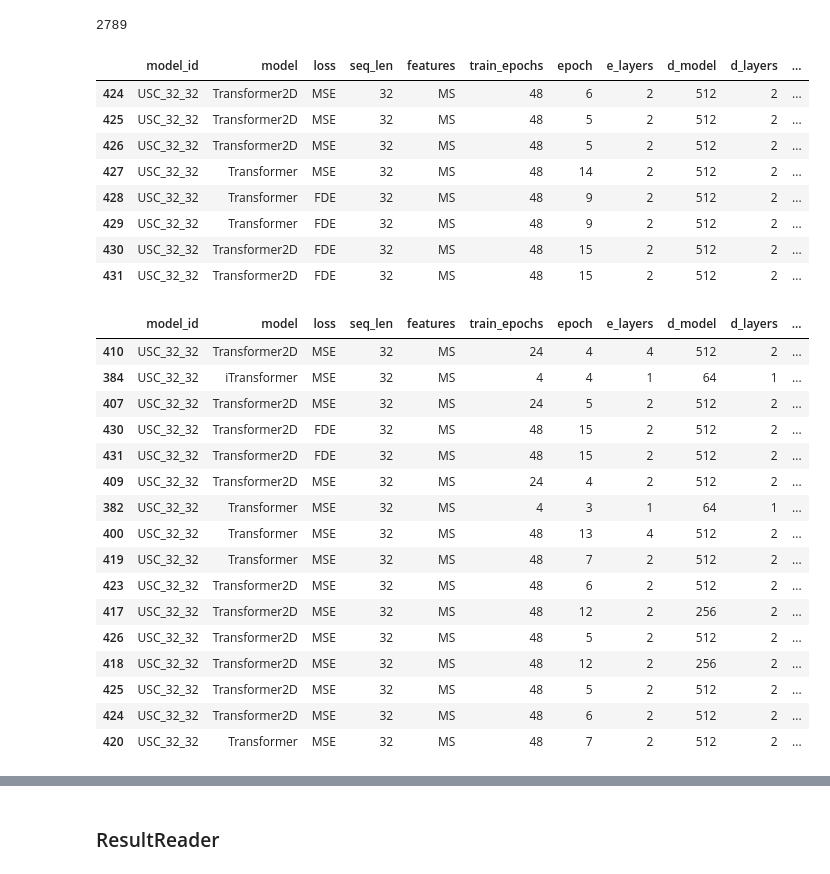
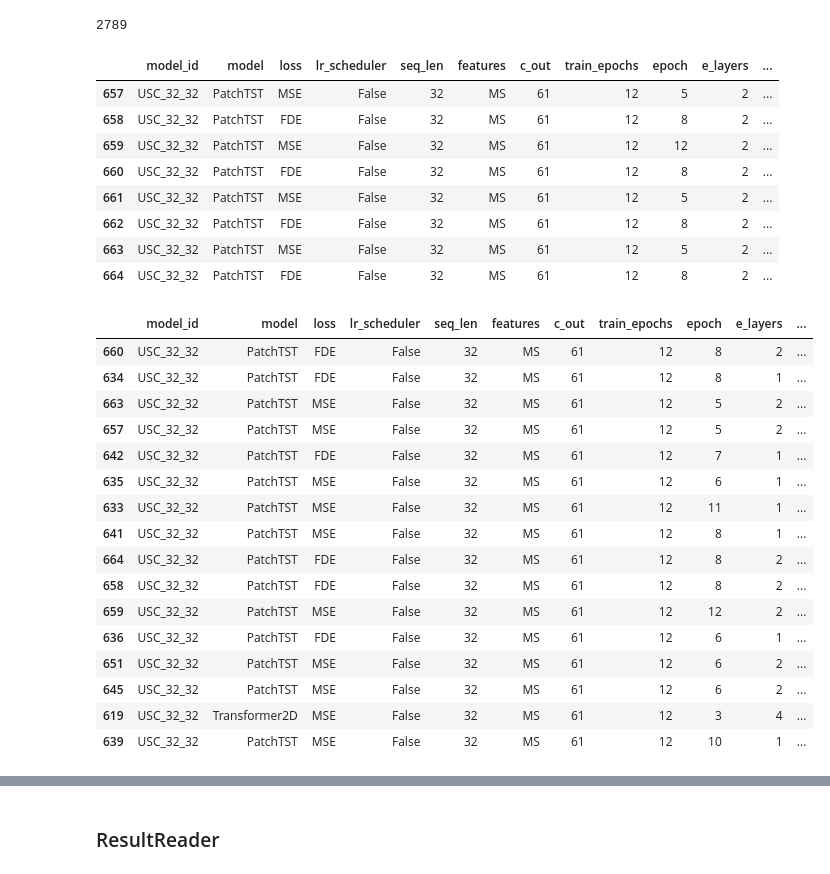
Before and after one commit to arnaud-odet/Time-Series-Library, a Jupyter notebook: results.ipynb, the cells around one changed output, grey strips where cells are left out. Cells and saved outputs as stored; diff of their text form; code cells hidden in the pictures.

```diff
--- a/results.ipynb
+++ b/results.ipynb
@@ -15,44 +15,46 @@ from tabular.dl_logs import ResultReader , latex_display_table_with_std, highlig
 # %% [markdown]
 ### Log Files
 # %%
-display_cols = ['model_id','model','loss','seq_len','features','train_epochs','epoch','e_layers','d_model','d_layers','d_ff','learning_rate','dropout','wd','rmse','fde']
+display_cols = ['model_id','model','loss','lr_scheduler','seq_len','features','c_out','train_epochs','epoch','e_layers','d_model','d_layers','d_ff','learning_rate','dropout','wd','rmse','fde']
 # %%
 cp_logs_df = pd.read_csv('./logs/calmip_logs.csv', index_col = 0)
 cp_logs_df.index.max()
 # %% [output]
 2789
+# %%
+loc_start_ind = 446
 # %%
 loc_logs_df = pd.read_csv('./logs/long_term_forecast.csv', index_col = 0)
 loc_logs_df['epoch'] = loc_logs_df['epoch'].fillna(0).astype(int)
 loc_logs_df.tail(8)[display_cols]
 # %% [output]
-|  | model_id | model | loss | seq_len | features | train_epochs | epoch | e_layers | d_model | d_layers | ... |
-| 424 | USC_32_32 | Transformer2D | MSE | 32 | MS | 48 | 6 | 2 | 512 | 2 | ... |
-| 425 | USC_32_32 | Transformer2D | MSE | 32 | MS | 48 | 5 | 2 | 512 | 2 | ... |
-| 426 | USC_32_32 | Transformer2D | MSE | 32 | MS | 48 | 5 | 2 | 512 | 2 | ... |
-| 427 | USC_32_32 | Transformer | MSE | 32 | MS | 48 | 14 | 2 | 512 | 2 | ... |
-| 428 | USC_32_32 | Transformer | FDE | 32 | MS | 48 | 9 | 2 | 512 | 2 | ... |
-| 429 | USC_32_32 | Transformer | FDE | 32 | MS | 48 | 9 | 2 | 512 | 2 | ... |
-| 430 | USC_32_32 | Transformer2D | FDE | 32 | MS | 48 | 15 | 2 | 512 | 2 | ... |
-| 431 | USC_32_32 | Transformer2D | FDE | 32 | MS | 48 | 15 | 2 | 512 | 2 | ... |
+|  | model_id | model | loss | lr_scheduler | seq_len | features | c_out | train_epochs | epoch | e_layers | ... |
+| 657 | USC_32_32 | PatchTST | MSE | False | 32 | MS | 61 | 12 | 5 | 2 | ... |
+| 658 | USC_32_32 | PatchTST | FDE | False | 32 | MS | 61 | 12 | 8 | 2 | ... |
+| 659 | USC_32_32 | PatchTST | MSE | False | 32 | MS | 61 | 12 | 12 | 2 | ... |
+| 660 | USC_32_32 | PatchTST | FDE | False | 32 | MS | 61 | 12 | 8 | 2 | ... |
+| 661 | USC_32_32 | PatchTST | MSE | False | 32 | MS | 61 | 12 | 5 | 2 | ... |
+| 662 | USC_32_32 | PatchTST | FDE | False | 32 | MS | 61 | 12 | 8 | 2 | ... |
+| 663 | USC_32_32 | PatchTST | MSE | False | 32 | MS | 61 | 12 | 5 | 2 | ... |
+| 664 | USC_32_32 | PatchTST | FDE | False | 32 | MS | 61 | 12 | 8 | 2 | ... |
 # %%
-query =  (loc_logs_df.index > 380) & (loc_logs_df['features'] == 'MS') & (loc_logs_df['seq_len'] == 32)
+query =  (loc_logs_df.index > loc_start_ind) & (loc_logs_df['features'] == 'MS') & (loc_logs_df['seq_len'] == 32)
 loc_logs_df[query][display_cols].sort_values('fde').head(16)
 # %% [output]
-|  | model_id | model | loss | seq_len | features | train_epochs | epoch | e_layers | d_model | d_layers | ... |
-| 410 | USC_32_32 | Transformer2D | MSE | 32 | MS | 24 | 4 | 4 | 512 | 2 | ... |
-| 384 | USC_32_32 | iTransformer | MSE | 32 | MS | 4 | 4 | 1 | 64 | 1 | ... |
-| 407 | USC_32_32 | Transformer2D | MSE | 32 | MS | 24 | 5 | 2 | 512 | 2 | ... |
-| 430 | USC_32_32 | Transformer2D | FDE | 32 | MS | 48 | 15 | 2 | 512 | 2 | ... |
-| 431 | USC_32_32 | Transformer2D | FDE | 32 | MS | 48 | 15 | 2 | 512 | 2 | ... |
-| 409 | USC_32_32 | Transformer2D | MSE | 32 | MS | 24 | 4 | 2 | 512 | 2 | ... |
-| 382 | USC_32_32 | Transformer | MSE | 32 | MS | 4 | 3 | 1 | 64 | 1 | ... |
-| 400 | USC_32_32 | Transformer | MSE | 32 | MS | 48 | 13 | 4 | 512 | 2 | ... |
-| 419 | USC_32_32 | Transformer | MSE | 32 | MS | 48 | 7 | 2 | 512 | 2 | ... |
-| 423 | USC_32_32 | Transformer2D | MSE | 32 | MS | 48 | 6 | 2 | 512 | 2 | ... |
-| 417 | USC_32_32 | Transformer2D | MSE | 32 | MS | 48 | 12 | 2 | 256 | 2 | ... |
-| 426 | USC_32_32 | Transformer2D | MSE | 32 | MS | 48 | 5 | 2 | 512 | 2 | ... |
-| 418 | USC_32_32 | Transformer2D | MSE | 32 | MS | 48 | 12 | 2 | 256 | 2 | ... |
-| 425 | USC_32_32 | Transformer2D | MSE | 32 | MS | 48 | 5 | 2 | 512 | 2 | ... |
-| 424 | USC_32_32 | Transformer2D | MSE | 32 | MS | 48 | 6 | 2 | 512 | 2 | ... |
-| 420 | USC_32_32 | Transformer | MSE | 32 | MS | 48 | 7 | 2 | 512 | 2 | ... |
+|  | model_id | model | loss | lr_scheduler | seq_len | features | c_out | train_epochs | epoch | e_layers | ... |
+| 660 | USC_32_32 | PatchTST | FDE | False | 32 | MS | 61 | 12 | 8 | 2 | ... |
+| 634 | USC_32_32 | PatchTST | FDE | False | 32 | MS | 61 | 12 | 8 | 1 | ... |
+| 663 | USC_32_32 | PatchTST | MSE | False | 32 | MS | 61 | 12 | 5 | 2 | ... |
+| 657 | USC_32_32 | PatchTST | MSE | False | 32 | MS | 61 | 12 | 5 | 2 | ... |
+| 642 | USC_32_32 | PatchTST | FDE | False | 32 | MS | 61 | 12 | 7 | 1 | ... |
+| 635 | USC_32_32 | PatchTST | MSE | False | 32 | MS | 61 | 12 | 6 | 1 | ... |
+| 633 | USC_32_32 | PatchTST | MSE | False | 32 | MS | 61 | 12 | 11 | 1 | ... |
+| 641 | USC_32_32 | PatchTST | MSE | False | 32 | MS | 61 | 12 | 8 | 1 | ... |
+| 664 | USC_32_32 | PatchTST | FDE | False | 32 | MS | 61 | 12 | 8 | 2 | ... |
+| 658 | USC_32_32 | PatchTST | FDE | False | 32 | MS | 61 | 12 | 8 | 2 | ... |
+| 659 | USC_32_32 | PatchTST | MSE | False | 32 | MS | 61 | 12 | 12 | 2 | ... |
+| 636 | USC_32_32 | PatchTST | FDE | False | 32 | MS | 61 | 12 | 6 | 1 | ... |
+| 651 | USC_32_32 | PatchTST | MSE | False | 32 | MS | 61 | 12 | 6 | 2 | ... |
+| 645 | USC_32_32 | PatchTST | MSE | False | 32 | MS | 61 | 12 | 6 | 2 | ... |
+| 619 | USC_32_32 | Transformer2D | MSE | False | 32 | MS | 61 | 12 | 3 | 4 | ... |
+| 639 | USC_32_32 | PatchTST | MSE | False | 32 | MS | 61 | 12 | 10 | 1 | ... |
```
Also changed, not shown: parts of 4 cells of this notebook, 10 other files.
